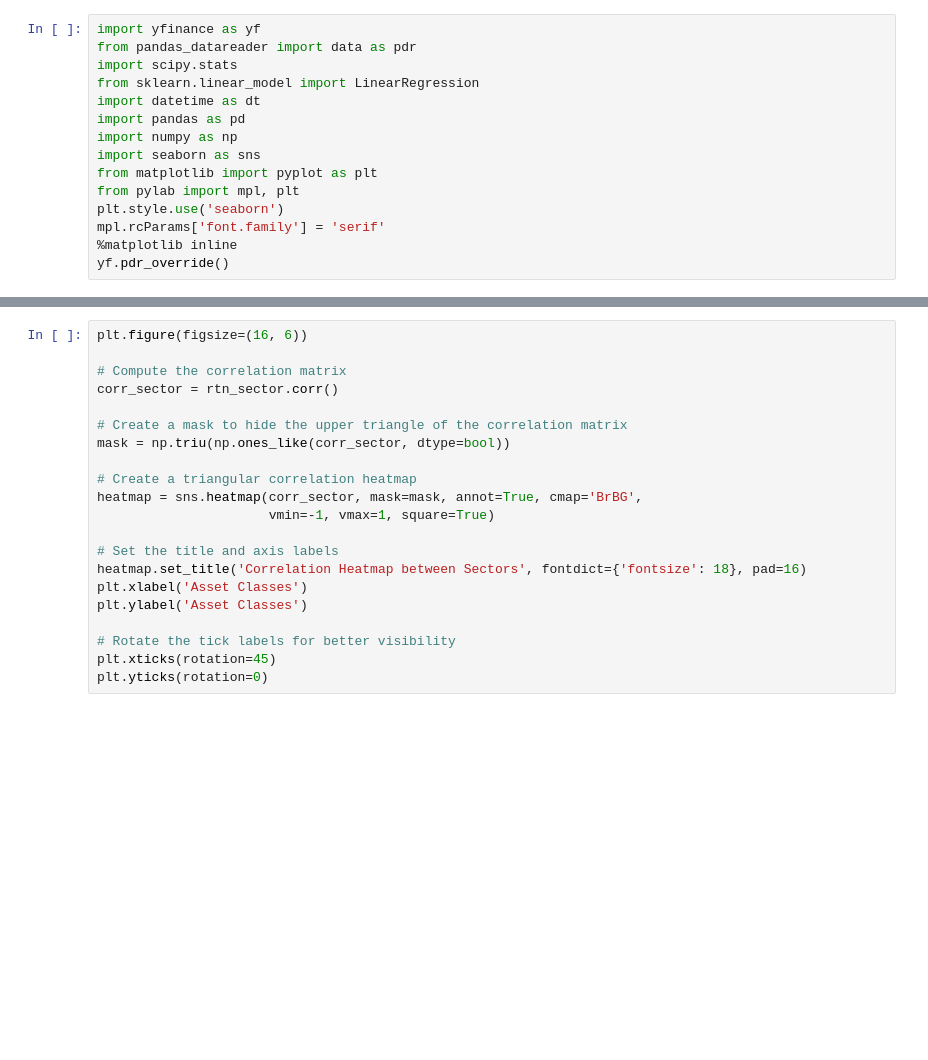
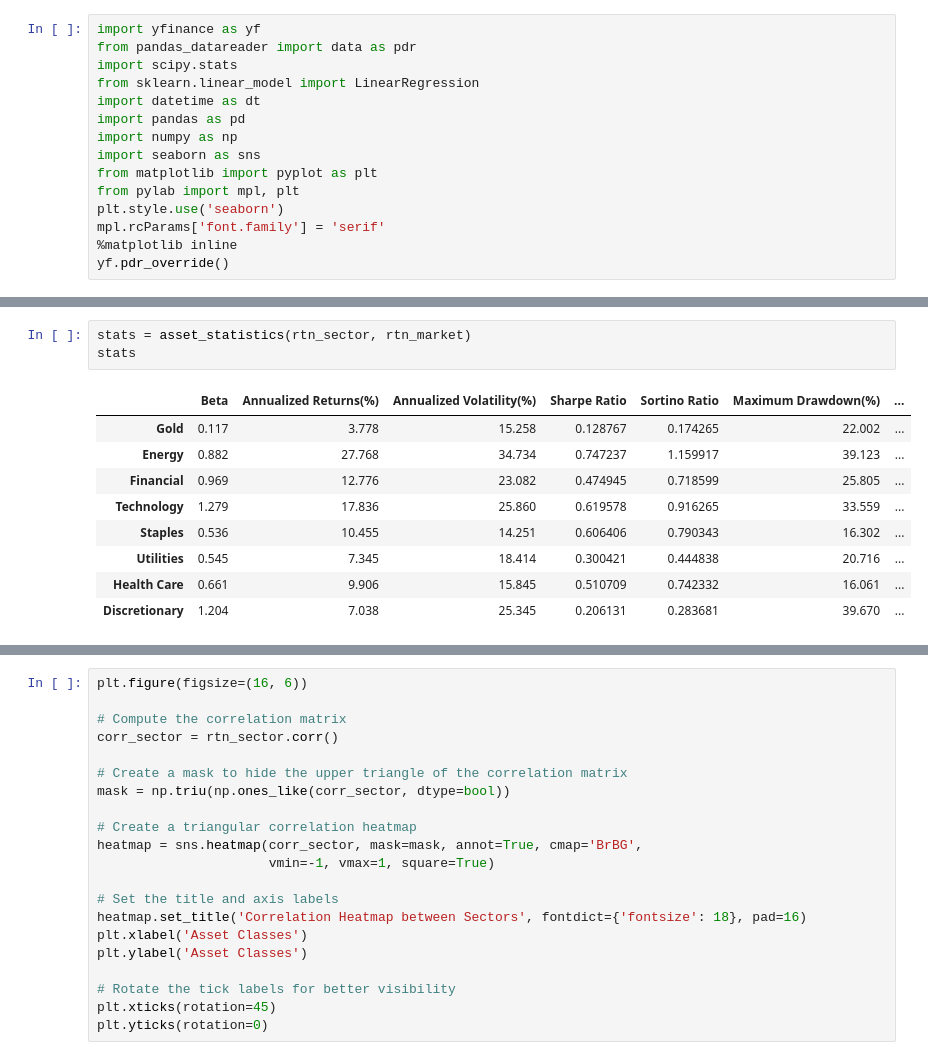
Before and after one commit to HyunminHong/MPT, a Jupyter notebook: Sector_Portfolio.ipynb, the cells around one changed output, grey strips where cells are left out. Saved outputs shown, nothing was run; the diff lists cells and outputs as text; blank space fills up the shorter version.

```diff
--- a/Sector_Portfolio.ipynb
+++ b/Sector_Portfolio.ipynb
@@ -159,0 +227,13 @@ array([<Axes: xlabel='Date'>], dtype=object)
+# %%
+stats = asset_statistics(rtn_sector, rtn_market)
+stats
+# %% [output]
+|  | Beta | Annualized Returns(%) | Annualized Volatility(%) | Sharpe Ratio | Sortino Ratio | Maximum Drawdown(%) | ... |
+| Gold | 0.117 | 3.778 | 15.258 | 0.128767 | 0.174265 | 22.002 | ... |
+| Energy | 0.882 | 27.768 | 34.734 | 0.747237 | 1.159917 | 39.123 | ... |
+| Financial | 0.969 | 12.776 | 23.082 | 0.474945 | 0.718599 | 25.805 | ... |
+| Technology | 1.279 | 17.836 | 25.860 | 0.619578 | 0.916265 | 33.559 | ... |
+| Staples | 0.536 | 10.455 | 14.251 | 0.606406 | 0.790343 | 16.302 | ... |
+| Utilities | 0.545 | 7.345 | 18.414 | 0.300421 | 0.444838 | 20.716 | ... |
+| Health Care | 0.661 | 9.906 | 15.845 | 0.510709 | 0.742332 | 16.061 | ... |
+| Discretionary | 1.204 | 7.038 | 25.345 | 0.206131 | 0.283681 | 39.670 | ... |
```
Also changed, not shown: parts of 50 cells of this notebook.
